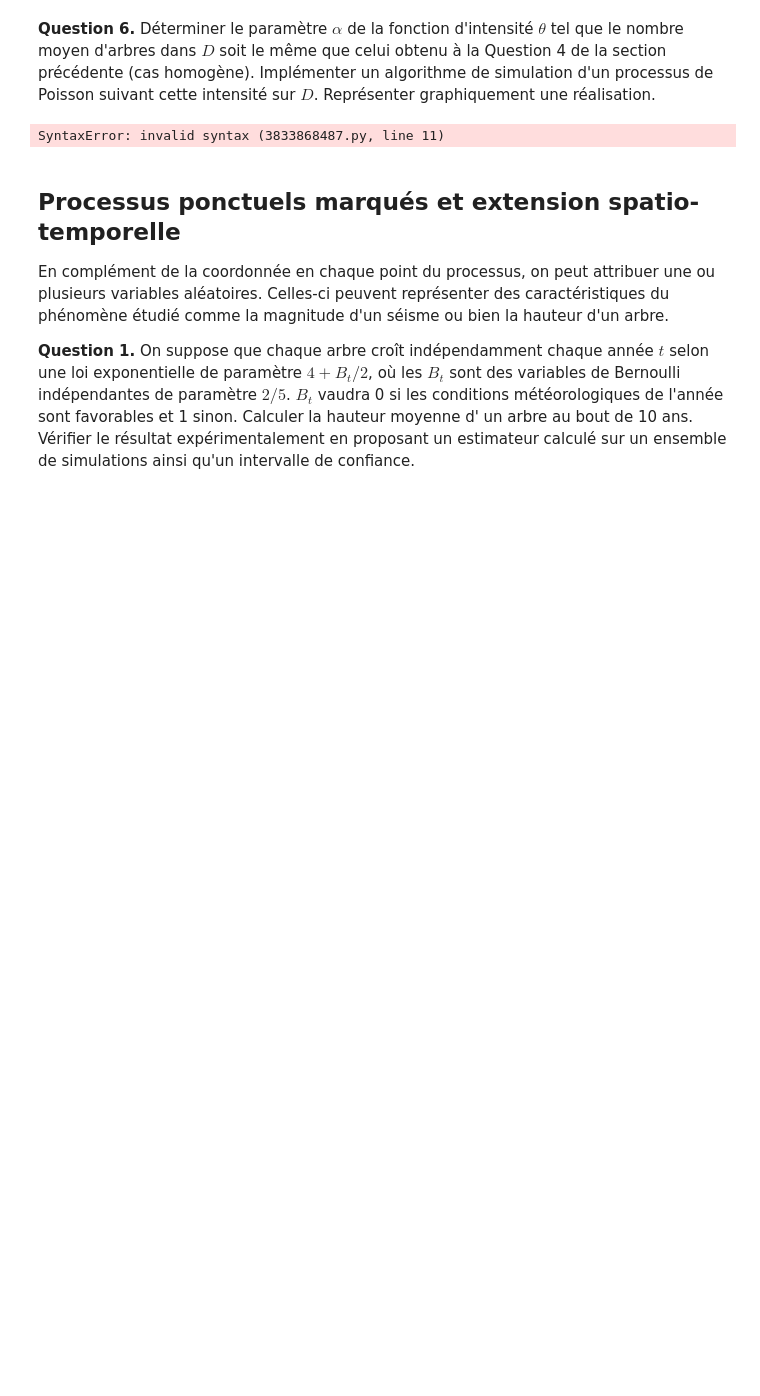
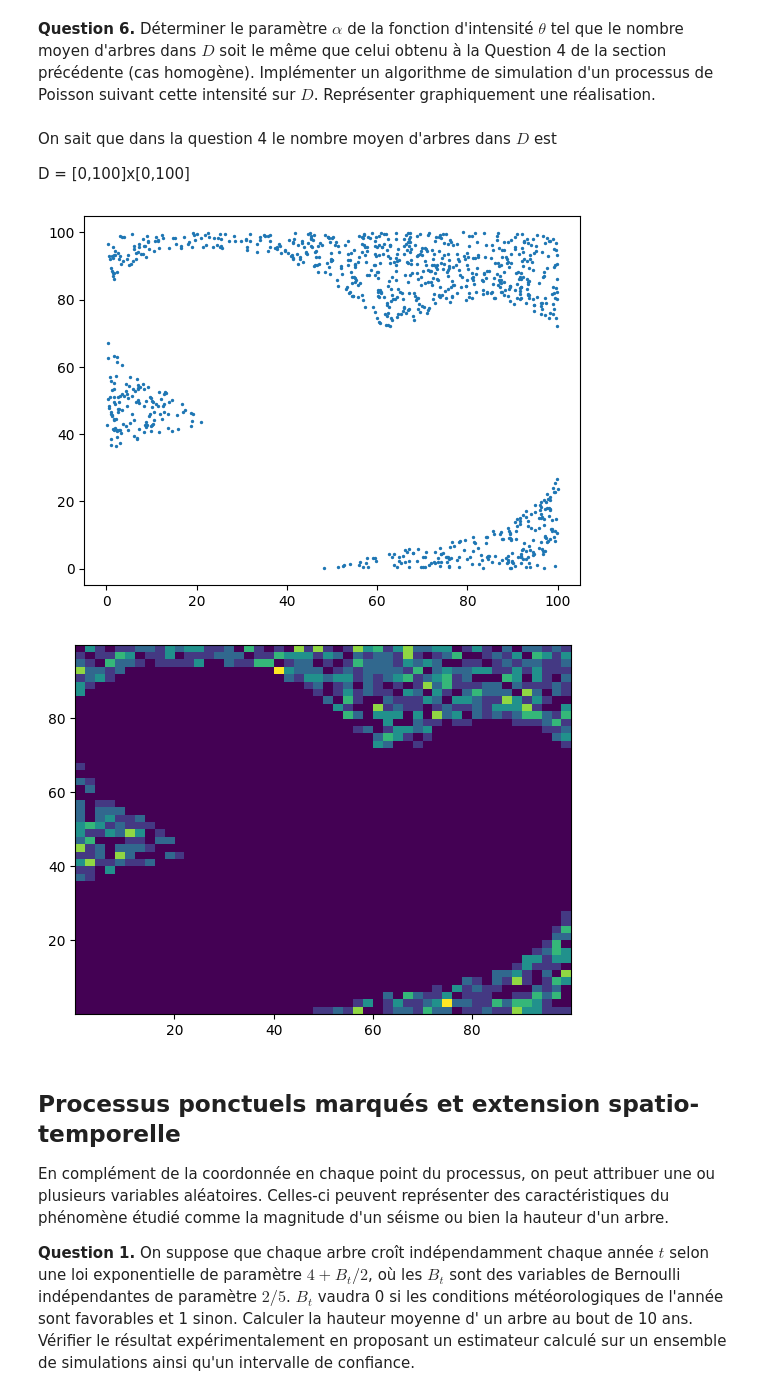
Before and after one commit to bonbonblond/Projet-info, a Jupyter notebook: Proba/Projet ProbabilitÃ©s.ipynb, the cells around one changed output. Cells and saved outputs as stored; diff of their text form; code cells hidden in the pictures; blank space fills up the shorter version.

```diff
--- a/Proba/Projet ProbabilitÃ©s.ipynb
+++ b/Proba/Projet ProbabilitÃ©s.ipynb
@@ -292,43 +292,49 @@ avec $ \alpha>0$.
 # %% [markdown]
 
 **Question 6.** Déterminer le paramètre $\alpha$ de la fonction d'intensité $\theta$ tel que le nombre moyen d'arbres dans $D$ soit le même que celui obtenu à la Question 4 de la section précédente (cas homogène). Implémenter un algorithme de simulation d'un processus de Poisson suivant cette intensité sur $D$. Représenter graphiquement une réalisation.
+# %% [markdown]
+On sait que dans la question 4 le nombre moyen d'arbres dans $D$ est
+
+D = [0,100]x[0,100]
 # %%
-alpha = 1
+alpha = 0.05
+a = 100
+b = 100
 
 def theta(x):
     f_max = sps.multivariate_normal.pdf(mu_1, mean=mu_1, cov= sigma_1)
     return alpha*(f_max - topo(x))
 
 # Rejection sampling for theta
 def rtheta(n, a, b):
     k = 0
     pts = np.empty((0, 2))
     while k < n:
-        x = np.random.rand(1)
-        y = np.random.rand(1)
-        u = theta(pts[-1][-1])
+        x =  a*np.random.rand(1)
+        y = b*np.random.rand(1)
+        u = theta((0,0))
         if u < theta((x[0],y[0])): # remark: no need to know the normalization constant!
             pts = np.vstack((pts, [x[0], y[0]]))
             k += 1
     return pts
 
 # Poisson simulation function with rejection sampling
 def poisson2(a, b):
-    Theta =
-    N = 100
+    N = 1000
     return rtheta(N, a, b)
 
 
 # Plotting
 X = poisson2(a, b)
 plt.scatter(X[:, 0], X[:, 1],s=2)
 plt.show()
 
 # Plot 2D histogram
 plt.hist2d(X[:,0],X[:,1],50)
 plt.show()
 # %% [output]
-SyntaxError: invalid syntax (3833868487.py, line 11)
+[figure, added]
+[figure, added]
 # %% [markdown]
 ## Processus ponctuels marqués et extension spatio-temporelle
 
```
